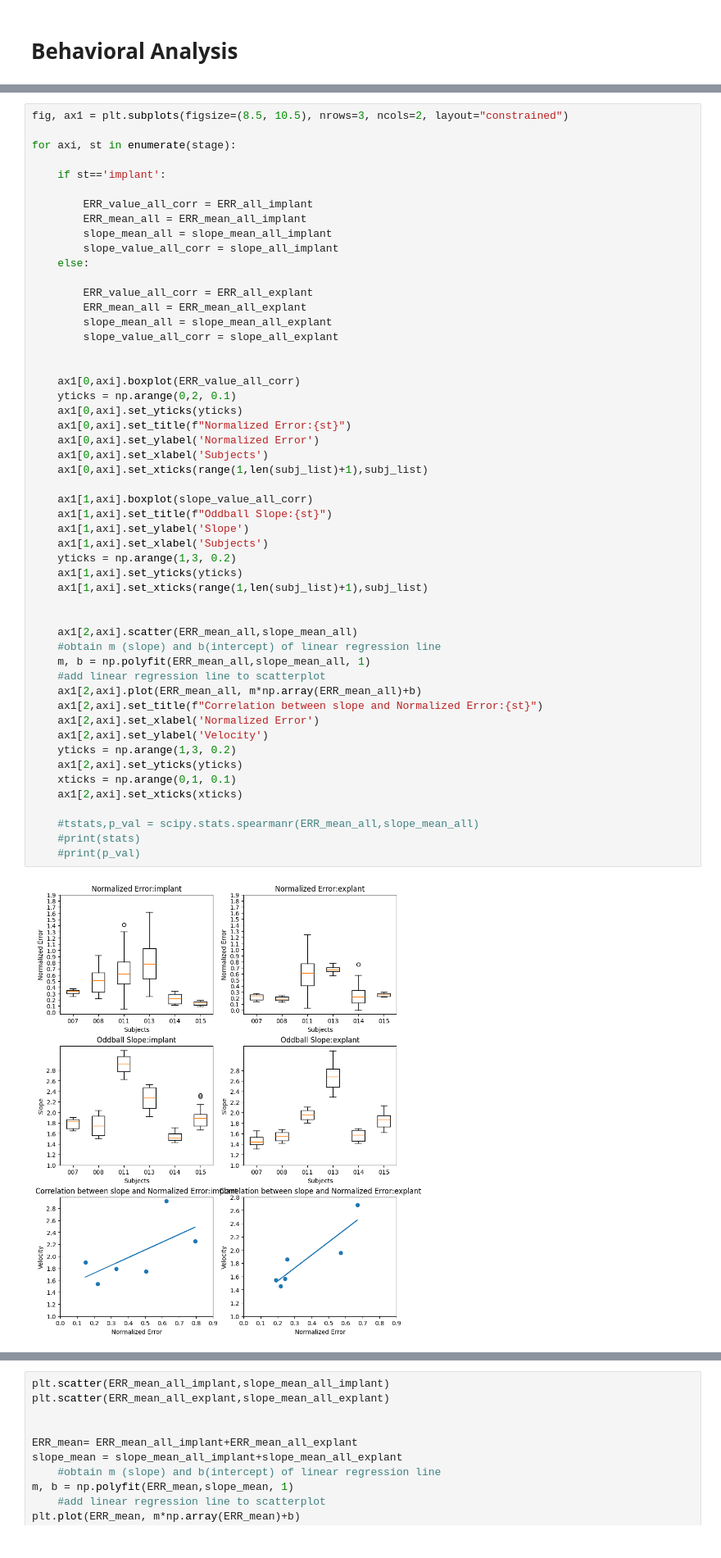
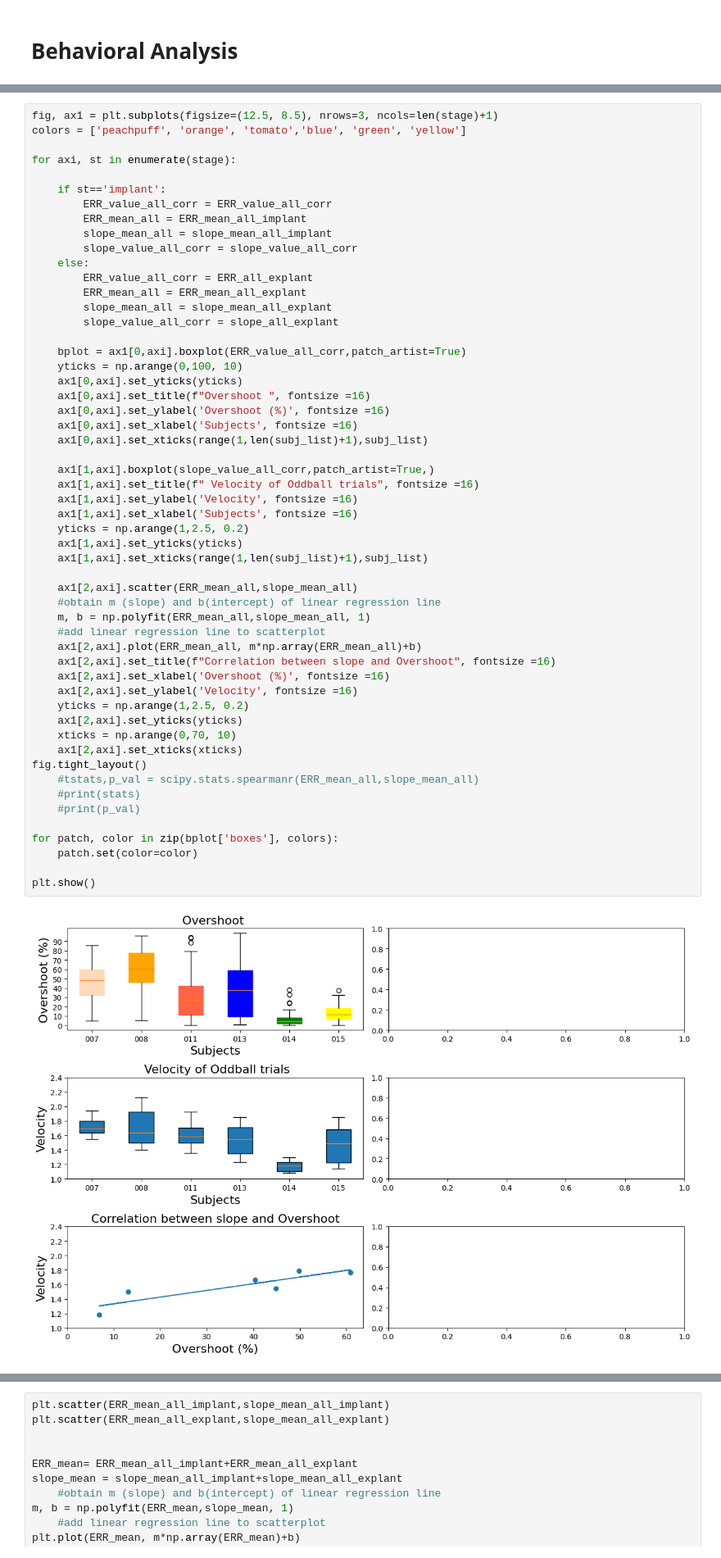
Before and after one commit to NiteshMalan/Oddball_Task, a Jupyter notebook: Oddball_Behavioral_analysis_Correlation.ipynb, the cells around one changed output, grey strips where cells are left out. Shown at 82% size. Cells and saved outputs as stored; diff of their text form.

```diff
--- a/Oddball_Behavioral_analysis_Correlation.ipynb
+++ b/Oddball_Behavioral_analysis_Correlation.ipynb
@@ -330,54 +500,56 @@ Dropped 121 epochs: 64, 65, 66, 67, 68, 69, 70, 71, 72, 73, 74, 75, 76, 77, 78,
 # %%
-fig, ax1 = plt.subplots(figsize=(8.5, 10.5), nrows=3, ncols=2, layout="constrained")
+fig, ax1 = plt.subplots(figsize=(12.5, 8.5), nrows=3, ncols=len(stage)+1)
+colors = ['peachpuff', 'orange', 'tomato','blue', 'green', 'yellow']
 
 for axi, st in enumerate(stage):
 
     if st=='implant':
-
-        ERR_value_all_corr = ERR_all_implant
+        ERR_value_all_corr = ERR_value_all_corr
         ERR_mean_all = ERR_mean_all_implant
         slope_mean_all = slope_mean_all_implant
-        slope_value_all_corr = slope_all_implant
+        slope_value_all_corr = slope_value_all_corr
     else:
-
         ERR_value_all_corr = ERR_all_explant
         ERR_mean_all = ERR_mean_all_explant
         slope_mean_all = slope_mean_all_explant
         slope_value_all_corr = slope_all_explant
 
-
-    ax1[0,axi].boxplot(ERR_value_all_corr)
-    yticks = np.arange(0,2, 0.1)
+    bplot = ax1[0,axi].boxplot(ERR_value_all_corr,patch_artist=True)
+    yticks = np.arange(0,100, 10)
     ax1[0,axi].set_yticks(yticks)
-    ax1[0,axi].set_title(f"Normalized Error:{st}")
-    ax1[0,axi].set_ylabel('Normalized Error')
-    ax1[0,axi].set_xlabel('Subjects')
+    ax1[0,axi].set_title(f"Overshoot ", fontsize =16)
+    ax1[0,axi].set_ylabel('Overshoot (%)', fontsize =16)
+    ax1[0,axi].set_xlabel('Subjects', fontsize =16)
     ax1[0,axi].set_xticks(range(1,len(subj_list)+1),subj_list)
 
-    ax1[1,axi].boxplot(slope_value_all_corr)
-    ax1[1,axi].set_title(f"Oddball Slope:{st}")
-    ax1[1,axi].set_ylabel('Slope')
-    ax1[1,axi].set_xlabel('Subjects')
-    yticks = np.arange(1,3, 0.2)
+    ax1[1,axi].boxplot(slope_value_all_corr,patch_artist=True,)
+    ax1[1,axi].set_title(f" Velocity of Oddball trials", fontsize =16)
+    ax1[1,axi].set_ylabel('Velocity', fontsize =16)
+    ax1[1,axi].set_xlabel('Subjects', fontsize =16)
+    yticks = np.arange(1,2.5, 0.2)
     ax1[1,axi].set_yticks(yticks)
     ax1[1,axi].set_xticks(range(1,len(subj_list)+1),subj_list)
-
 
     ax1[2,axi].scatter(ERR_mean_all,slope_mean_all)
     #obtain m (slope) and b(intercept) of linear regression line
     m, b = np.polyfit(ERR_mean_all,slope_mean_all, 1)
     #add linear regression line to scatterplot
     ax1[2,axi].plot(ERR_mean_all, m*np.array(ERR_mean_all)+b)
-    ax1[2,axi].set_title(f"Correlation between slope and Normalized Error:{st}")
-    ax1[2,axi].set_xlabel('Normalized Error')
-    ax1[2,axi].set_ylabel('Velocity')
-    yticks = np.arange(1,3, 0.2)
+    ax1[2,axi].set_title(f"Correlation between slope and Overshoot", fontsize =16)
+    ax1[2,axi].set_xlabel('Overshoot (%)', fontsize =16)
+    ax1[2,axi].set_ylabel('Velocity', fontsize =16)
+    yticks = np.arange(1,2.5, 0.2)
     ax1[2,axi].set_yticks(yticks)
-    xticks = np.arange(0,1, 0.1)
+    xticks = np.arange(0,70, 10)
     ax1[2,axi].set_xticks(xticks)
-
+fig.tight_layout()
     #tstats,p_val = scipy.stats.spearmanr(ERR_mean_all,slope_mean_all)
     #print(stats)
     #print(p_val)
+
+for patch, color in zip(bplot['boxes'], colors):
+    patch.set(color=color)
+
+plt.show()
 # %% [output]
-[figure, old version]
+[figure, new version]
```
Also changed, not shown: parts of 40 cells of this notebook, 3 other files.
